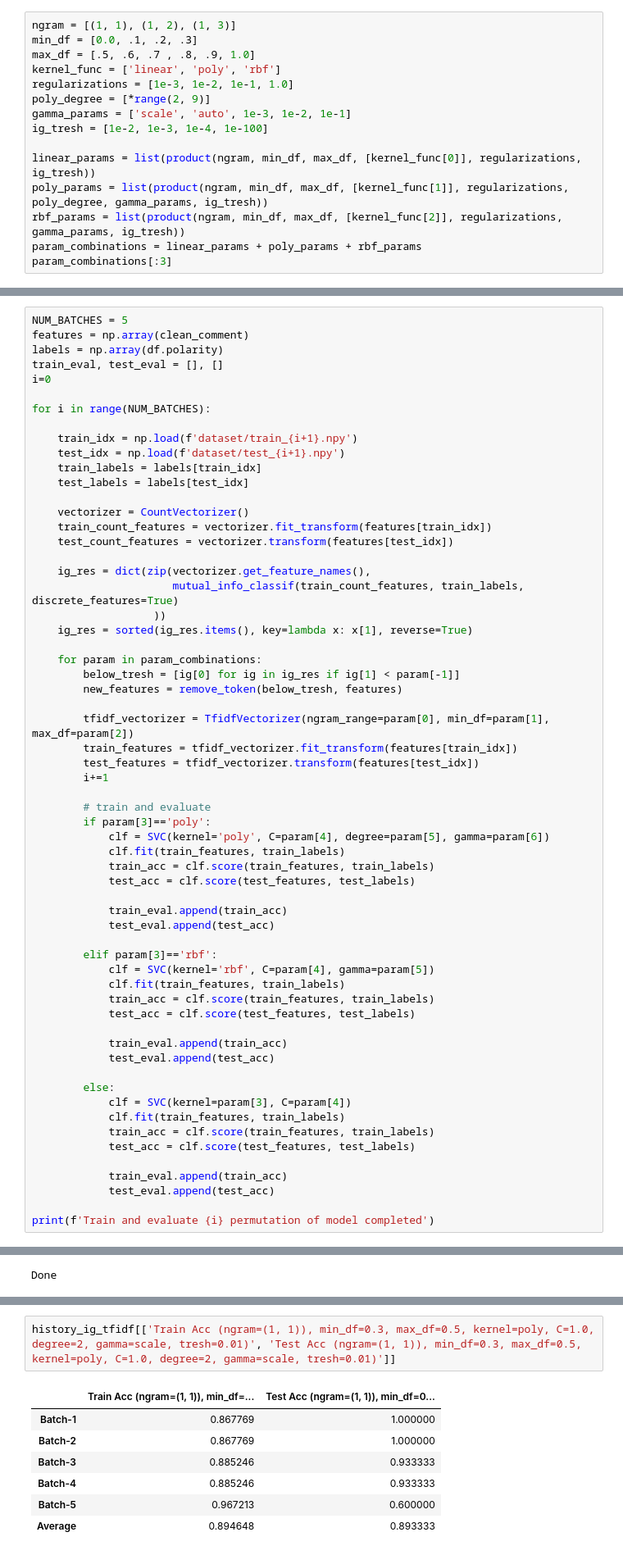
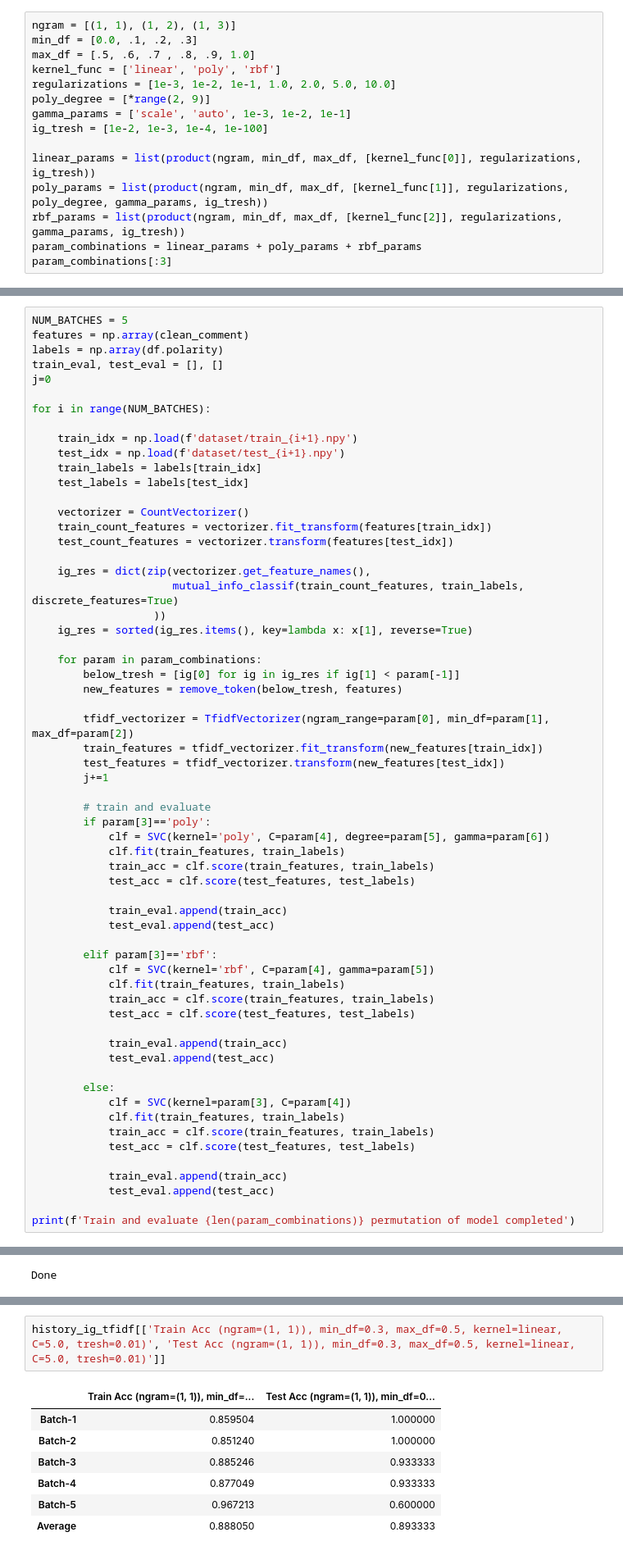
Before and after one commit to chuun17/sentiment-analysis-research-assistant-, a Jupyter notebook: 05_Modelling_Support_Vector_Machine.ipynb, the cells around one changed output, grey strips where cells are left out. Shown at 82% size. Drawn from its saved outputs; the diff is of its cells as text.

```diff
--- a/05_Modelling_Support_Vector_Machine.ipynb
+++ b/05_Modelling_Support_Vector_Machine.ipynb
@@ -324,7 +324,7 @@ ngram = [(1, 1), (1, 2), (1, 3)]
 min_df = [0.0, .1, .2, .3]
 max_df = [.5, .6, .7 , .8, .9, 1.0]
 kernel_func = ['linear', 'poly', 'rbf']
-regularizations = [1e-3, 1e-2, 1e-1, 1.0]
+regularizations = [1e-3, 1e-2, 1e-1, 1.0, 2.0, 5.0, 10.0]
 poly_degree = [*range(2, 9)]
 gamma_params = ['scale', 'auto', 1e-3, 1e-2, 1e-1]
 ig_tresh = [1e-2, 1e-3, 1e-4, 1e-100]
@@ -347,7 +347,7 @@ NUM_BATCHES = 5
 features = np.array(clean_comment)
 labels = np.array(df.polarity)
 train_eval, test_eval = [], []
-i=0
+j=0
 
 for i in range(NUM_BATCHES):
 
@@ -370,9 +370,9 @@ for i in range(NUM_BATCHES):
         new_features = remove_token(below_tresh, features)
 
         tfidf_vectorizer = TfidfVectorizer(ngram_range=param[0], min_df=param[1], max_df=param[2])
-        train_features = tfidf_vectorizer.fit_transform(features[train_idx])
-        test_features = tfidf_vectorizer.transform(features[test_idx])
-        i+=1
+        train_features = tfidf_vectorizer.fit_transform(new_features[train_idx])
+        test_features = tfidf_vectorizer.transform(new_features[test_idx])
+        j+=1
 
         # train and evaluate
         if param[3]=='poly':
@@ -402,5 +402,5 @@ for i in range(NUM_BATCHES):
             train_eval.append(train_acc)
             test_eval.append(test_acc)
 
-print(f'Train and evaluate {i} permutation of model completed')
+print(f'Train and evaluate {len(param_combinations)} permutation of model completed')
 # %% [output]
@@ -459,13 +459,13 @@ test_col[history_ig_tfidf.loc['Average', test_col].argmax()]
 # %%
-history_ig_tfidf[['Train Acc (ngram=(1, 1)), min_df=0.3, max_df=0.5, kernel=poly, C=1.0, degree=2, gamma=scale, tresh=0.01)', 'Test Acc (ngram=(1, 1)), min_df=0.3, max_df=0.5, kernel=poly, C=1.0, degree=2, gamma=scale, tresh=0.01)']]
+history_ig_tfidf[['Train Acc (ngram=(1, 1)), min_df=0.3, max_df=0.5, kernel=linear, C=5.0, tresh=0.01)', 'Test Acc (ngram=(1, 1)), min_df=0.3, max_df=0.5, kernel=linear, C=5.0, tresh=0.01)']]
 # %% [output]
 |  | Train Acc (ngram=(1, 1)), min_df=... | Test Acc (ngram=(1, 1)), min_df=0... |
-| Batch-1 | 0.867769 | 1.000000 |
-| Batch-2 | 0.867769 | 1.000000 |
+| Batch-1 | 0.859504 | 1.000000 |
+| Batch-2 | 0.851240 | 1.000000 |
 | Batch-3 | 0.885246 | 0.933333 |
-| Batch-4 | 0.885246 | 0.933333 |
+| Batch-4 | 0.877049 | 0.933333 |
 | Batch-5 | 0.967213 | 0.600000 |
-| Average | 0.894648 | 0.893333 |
+| Average | 0.888050 | 0.893333 |
 # %% [markdown]
 We got <b>the best result</b> from SVM Model with
 <b>information gain</b> as feature selection with <b>treshold = 0.01</b>,
```
Also changed, not shown: parts of 30 cells of this notebook.
